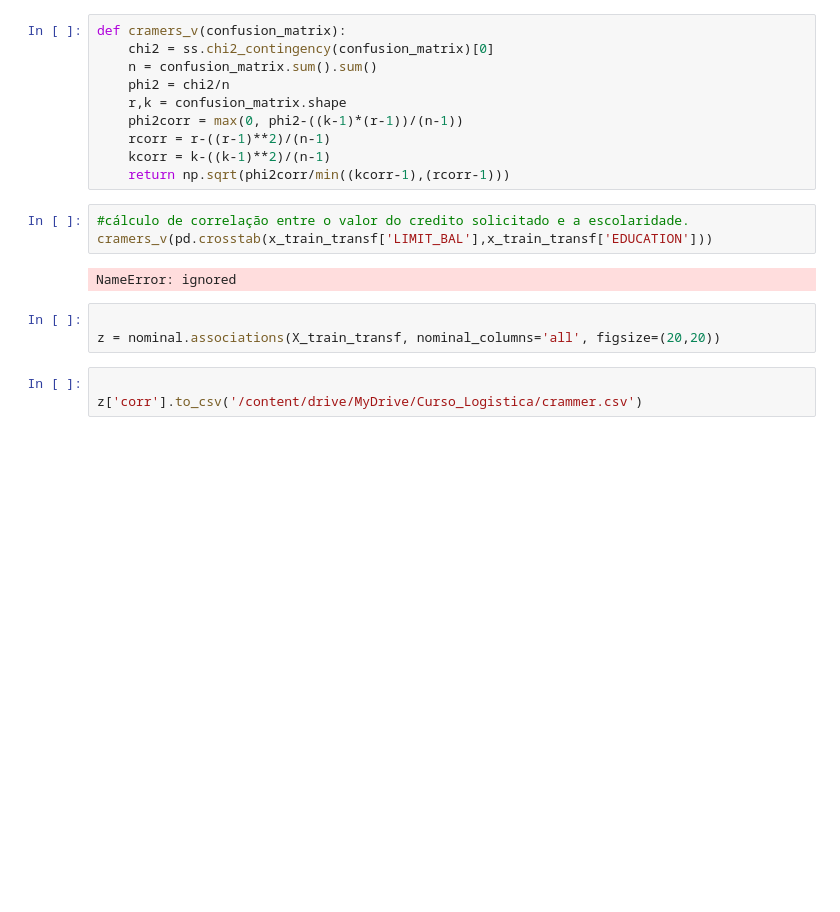
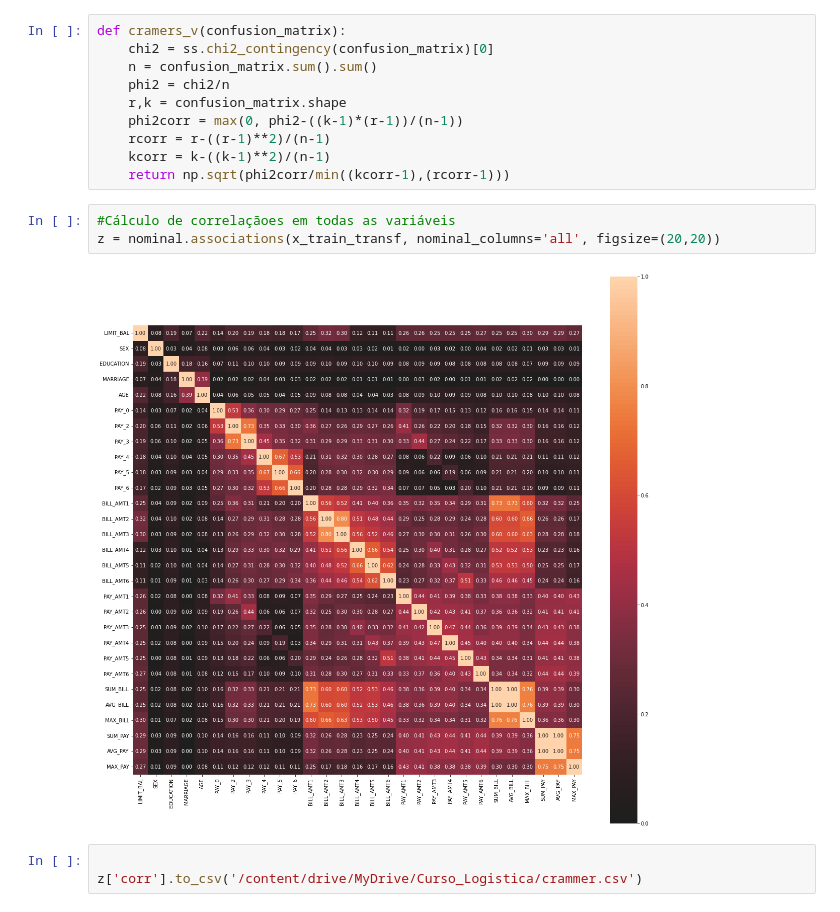
Before and after one commit to Rodrigomoreira-bd/credit_score_python_machine_learning, a Jupyter notebook: CreditScore.ipynb, the cells around one changed output. Saved outputs shown, nothing was run; the diff lists cells and outputs as text; blank space fills up the shorter version.

```diff
--- a/CreditScore.ipynb
+++ b/CreditScore.ipynb
@@ -392,14 +392,11 @@ def cramers_v(confusion_matrix):
     rcorr = r-((r-1)**2)/(n-1)
     kcorr = k-((k-1)**2)/(n-1)
     return np.sqrt(phi2corr/min((kcorr-1),(rcorr-1)))
-# %%
-#cálculo de correlação entre o valor do credito solicitado e a escolaridade.
-cramers_v(pd.crosstab(x_train_transf['LIMIT_BAL'],x_train_transf['EDUCATION']))
-# %% [output]
-NameError: ignored
 # %%
-
-z = nominal.associations(X_train_transf, nominal_columns='all', figsize=(20,20))
+#Cálculo de correlaçãoes em todas as variáveis
+z = nominal.associations(x_train_transf, nominal_columns='all', figsize=(20,20))
+# %% [output]
+[figure, added]
 # %%
 
 z['corr'].to_csv('/content/drive/MyDrive/Curso_Logistica/crammer.csv')
```
